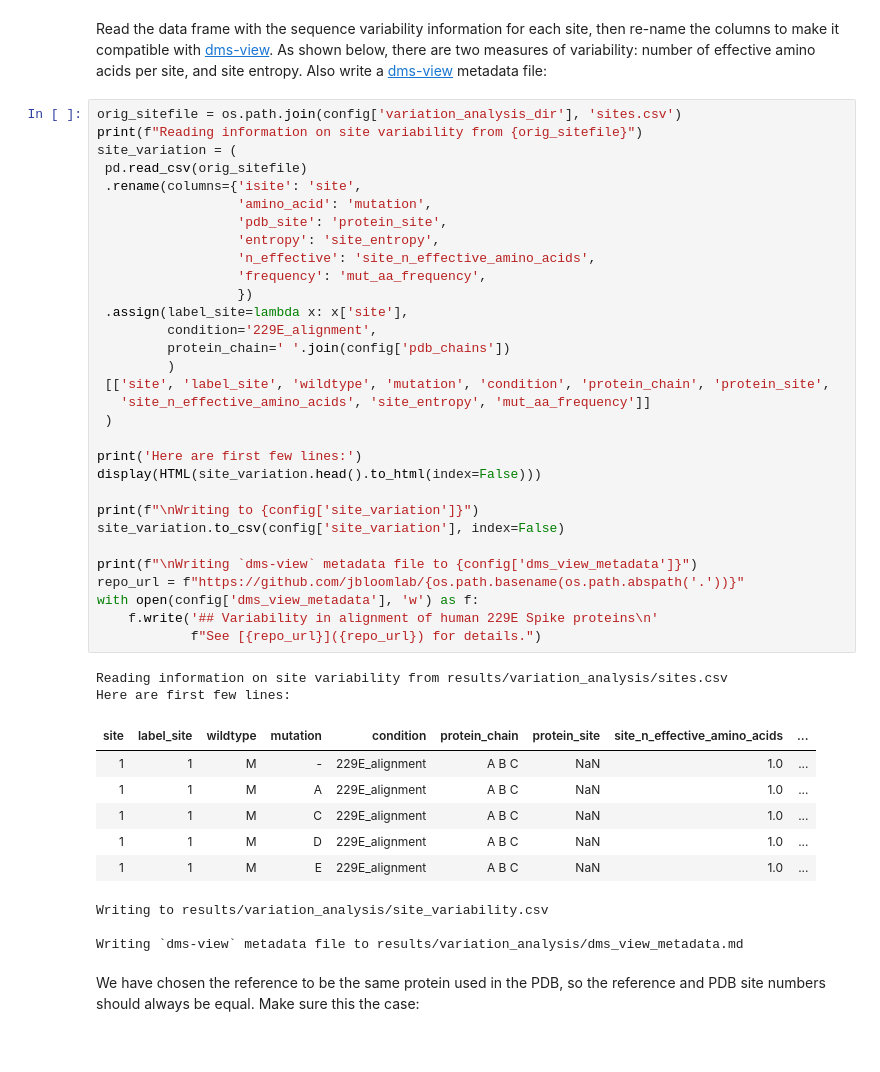
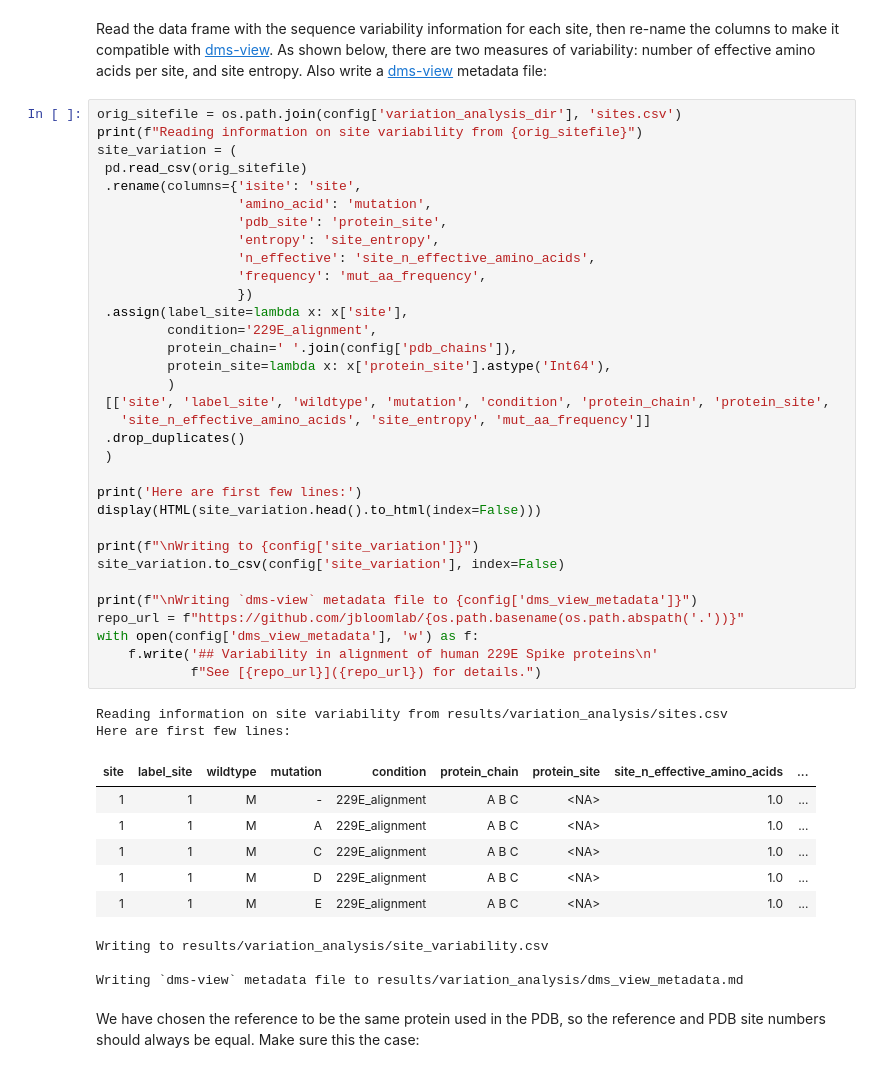
Before and after one commit to jbloomlab/CoV_229E_antigenic_drift, a Jupyter notebook: analyze_variation.ipynb, the cells around one changed output. Cells and saved outputs as stored; diff of their text form.

Commit message:
remove dups in site variability CSV

```diff
--- a/analyze_variation.ipynb
+++ b/analyze_variation.ipynb
@@ -110,39 +110,41 @@ site_variation = (
  pd.read_csv(orig_sitefile)
  .rename(columns={'isite': 'site',
                   'amino_acid': 'mutation',
                   'pdb_site': 'protein_site',
                   'entropy': 'site_entropy',
                   'n_effective': 'site_n_effective_amino_acids',
                   'frequency': 'mut_aa_frequency',
                   })
  .assign(label_site=lambda x: x['site'],
          condition='229E_alignment',
-         protein_chain=' '.join(config['pdb_chains'])
+         protein_chain=' '.join(config['pdb_chains']),
+         protein_site=lambda x: x['protein_site'].astype('Int64'),
          )
  [['site', 'label_site', 'wildtype', 'mutation', 'condition', 'protein_chain', 'protein_site',
    'site_n_effective_amino_acids', 'site_entropy', 'mut_aa_frequency']]
+ .drop_duplicates()
  )
 
 print('Here are first few lines:')
 display(HTML(site_variation.head().to_html(index=False)))
 
 print(f"\nWriting to {config['site_variation']}")
 site_variation.to_csv(config['site_variation'], index=False)
 
 print(f"\nWriting `dms-view` metadata file to {config['dms_view_metadata']}")
 repo_url = f"https://github.com/jbloomlab/{os.path.basename(os.path.abspath('.'))}"
 with open(config['dms_view_metadata'], 'w') as f:
     f.write('## Variability in alignment of human 229E Spike proteins\n'
             f"See [{repo_url}]({repo_url}) for details.")
 # %% [output]
 Reading information on site variability from results/variation_analysis/sites.csv
 Here are first few lines:
 | site | label_site | wildtype | mutation | condition | protein_chain | protein_site | site_n_effective_amino_acids | ... |
-| 1 | 1 | M | - | 229E_alignment | A B C | NaN | 1.0 | ... |
-| 1 | 1 | M | A | 229E_alignment | A B C | NaN | 1.0 | ... |
-| 1 | 1 | M | C | 229E_alignment | A B C | NaN | 1.0 | ... |
-| 1 | 1 | M | D | 229E_alignment | A B C | NaN | 1.0 | ... |
-| 1 | 1 | M | E | 229E_alignment | A B C | NaN | 1.0 | ... |
+| 1 | 1 | M | - | 229E_alignment | A B C | <NA> | 1.0 | ... |
+| 1 | 1 | M | A | 229E_alignment | A B C | <NA> | 1.0 | ... |
+| 1 | 1 | M | C | 229E_alignment | A B C | <NA> | 1.0 | ... |
+| 1 | 1 | M | D | 229E_alignment | A B C | <NA> | 1.0 | ... |
+| 1 | 1 | M | E | 229E_alignment | A B C | <NA> | 1.0 | ... |
 Writing to results/variation_analysis/site_variability.csv
 
 Writing `dms-view` metadata file to results/variation_analysis/dms_view_metadata.md
```
Also changed, not shown: 3 other files.
